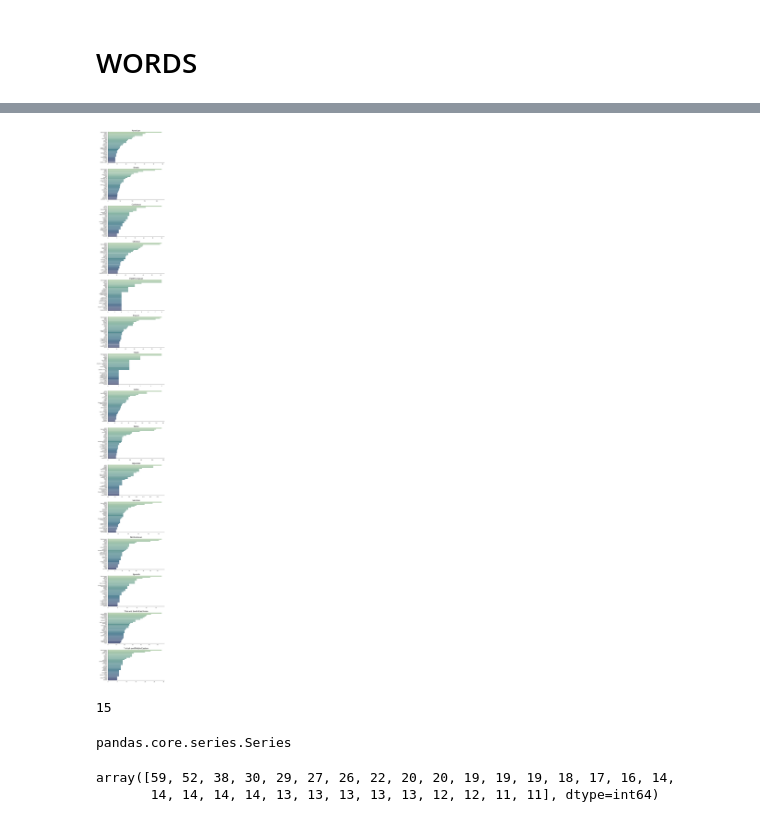
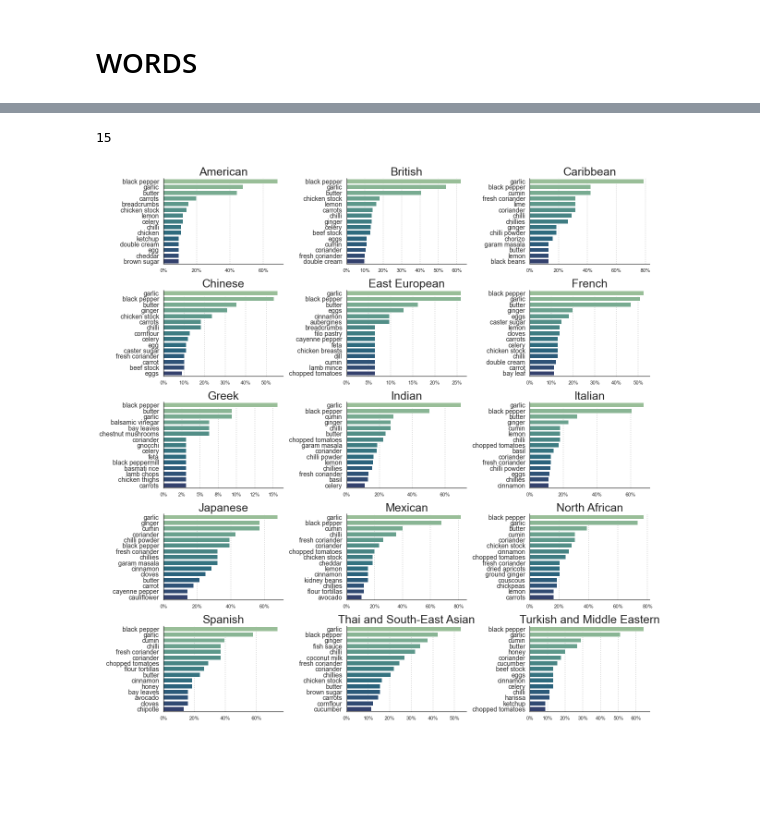
Before and after one commit to jachymDvorak/Analyzing_world_cuisines, a Jupyter notebook: BBC_recipe_analysis.ipynb, the cells around one changed output, grey strips where cells are left out. Cells and saved outputs as stored; diff of their text form; code cells hidden in the pictures; blank space fills up the shorter version.

```diff
--- a/BBC_recipe_analysis.ipynb
+++ b/BBC_recipe_analysis.ipynb
@@ -344,31 +322,47 @@ df = df.merge(frequencies_cuisines, how = 'inner', right_index = True, left_inde
-# %%
-
-ingredients_dict = {}
-figsize = (10,100)
-fig, axs = plt.subplots(ncols = 1, nrows = len(df.index), figsize = figsize)
-for numb, cuisine in enumerate(df.index):
-    df = df.iloc[:, :-2]
-    ings = df.loc[cuisine].sort_values(ascending = False)[:30]
-    ingredients_dict[cuisine] = ings
-    axs[numb] = sns.barplot(y = ingredients_dict[cuisine].index,
-                            x = ingredients_dict[cuisine].values,
-                            ax = axs[numb],
-                            palette = "crest")
-                            #color = 'darkblue')
-    axs[numb].set_title(cuisine, fontsize = 20)
-    sns.despine()
-# %% [output]
-[figure, removed]
 # %%
 len(df.index)
 # %% [output]
 15
-# %%
-type(ingredients_dict['American'])
-# %% [output]
-pandas.core.series.Series
-# %%
-ingredients_dict['American'].values
-# %% [output]
-array([59, 52, 38, 30, 29, 27, 26, 22, 20, 20, 19, 19, 19, 18, 17, 16, 14,
-       14, 14, 14, 14, 13, 13, 13, 13, 13, 12, 12, 11, 11], dtype=int64)
+# %%
+from matplotlib.ticker import FuncFormatter
+
+# instantiate dictionary (empty)
+ingredients_dict = {}
+
+# set figure size
+figsize = (17,17)
+
+# instantiate subplots - 3x5 grid (15 cuisines)
+fig, axs = plt.subplots(ncols = 3, nrows = int(len(df.index)/3), figsize = figsize)
+axs = axs.flatten()
+
+# for loop enumerated index (index = name of cuisine, enumerate assigns number to each)
+for numb, cuisine in enumerate(df.index):
+
+    # drop two last columns (absolute and relative frequencies)
+    df = df.iloc[:, :-2]
+
+    # sort ingredient frequencies and use only top 20 most used
+    ings = df.loc[cuisine].sort_values(ascending = False)[:15]
+
+    # add to dictionary - key is cuisine, value is list of frequencies of ingredients
+    ingredients_dict[cuisine] = ings
+
+    # convert to relative from absolute - divide each frequency by total number of recipes from each cuisine
+    ing_freq = [ingredient/len(raw[raw['cuisine'] == cuisine]) for ingredient in ingredients_dict[cuisine]]
+
+    # add plot to an axis
+    axs[numb] = sns.barplot(y = ingredients_dict[cuisine].index, # names of ingredients as index
+                            x = ing_freq, # x as frequencies
+                            ax = axs[numb], # put to wanted ax (row)
+                            palette = "crest") # color
+    axs[numb].set_title(cuisine, fontsize = 25) # set title as cuisine
+    sns.despine()
+    axs[numb].grid(axis = 'x', linestyle = ':', linewidth = 1.5) # add grid
+    axs[numb].xaxis.set_major_formatter(FuncFormatter(lambda x, _: '{:.0%}'.format(x))) # convert x axis ticks format to %
+    plt.tight_layout()
+
+    # set font size larger to be more readable
+    axs[numb].set_yticklabels(labels = ingredients_dict[cuisine].index, size = 14)
+# %% [output]
+[figure, added]
```
Also changed, not shown: parts of 30 cells of this notebook.
